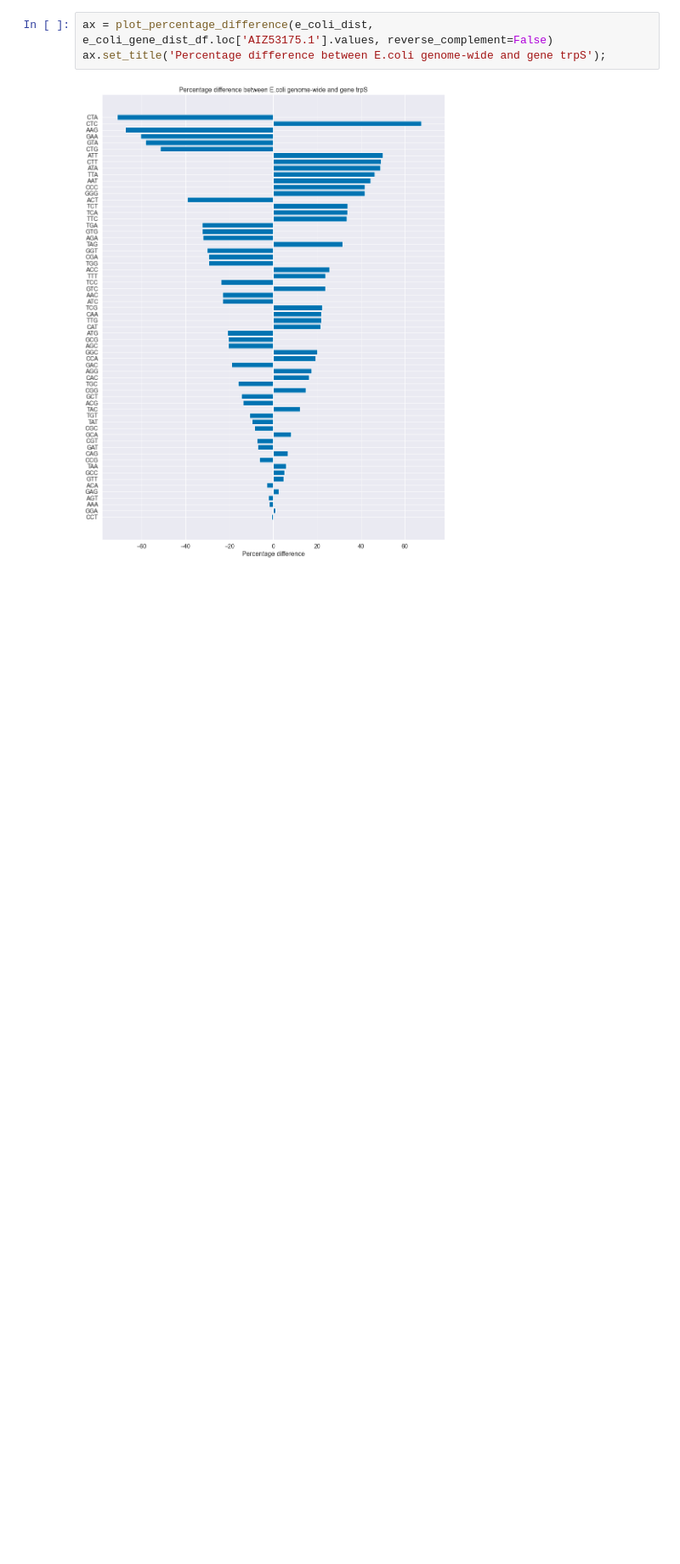
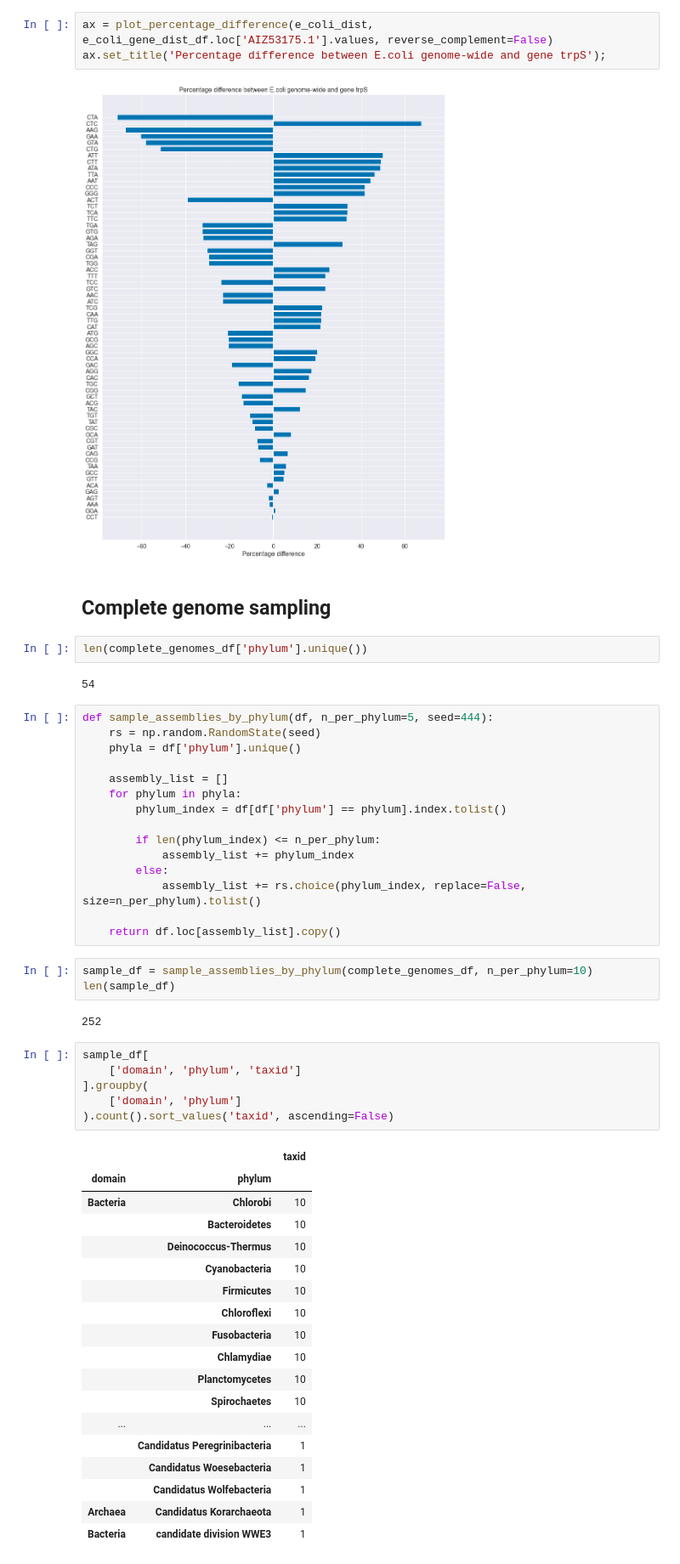
Before and after one commit to srom/nbias, a Jupyter notebook: notebook/Distributions deep dive.ipynb, the cells around one changed output. Shown: that part at 85% size. Saved outputs shown, nothing was run; the diff lists cells and outputs as text; blank space fills up the shorter version.

```diff
--- a/notebook/Distributions deep dive.ipynb
+++ b/notebook/Distributions deep dive.ipynb
@@ -174,3 +174,54 @@ ax = plot_percentage_difference(e_coli_dist, e_coli_gene_dist_df.loc['AIZ53175.1
 ax.set_title('Percentage difference between E.coli genome-wide and gene trpS');
 # %% [output]
 [figure]
+# %% [markdown]
+## Complete genome sampling
+# %%
+len(complete_genomes_df['phylum'].unique())
+# %% [output]
+54
+# %%
+def sample_assemblies_by_phylum(df, n_per_phylum=5, seed=444):
+    rs = np.random.RandomState(seed)
+    phyla = df['phylum'].unique()
+
+    assembly_list = []
+    for phylum in phyla:
+        phylum_index = df[df['phylum'] == phylum].index.tolist()
+
+        if len(phylum_index) <= n_per_phylum:
+            assembly_list += phylum_index
+        else:
+            assembly_list += rs.choice(phylum_index, replace=False, size=n_per_phylum).tolist()
+
+    return df.loc[assembly_list].copy()
+# %%
+sample_df = sample_assemblies_by_phylum(complete_genomes_df, n_per_phylum=10)
+len(sample_df)
+# %% [output]
+252
+# %%
+sample_df[
+    ['domain', 'phylum', 'taxid']
+].groupby(
+    ['domain', 'phylum']
+).count().sort_values('taxid', ascending=False)
+# %% [output]
+|  |  | taxid |
+| domain | phylum |  |
+| Bacteria | Chlorobi | 10 |
+|  | Bacteroidetes | 10 |
+|  | Deinococcus-Thermus | 10 |
+|  | Cyanobacteria | 10 |
+|  | Firmicutes | 10 |
+|  | Chloroflexi | 10 |
+|  | Fusobacteria | 10 |
+|  | Chlamydiae | 10 |
+|  | Planctomycetes | 10 |
+|  | Spirochaetes | 10 |
+| ... | ... | ... |
+|  | Candidatus Peregrinibacteria | 1 |
+|  | Candidatus Woesebacteria | 1 |
+|  | Candidatus Wolfebacteria | 1 |
+| Archaea | Candidatus Korarchaeota | 1 |
+| Bacteria | candidate division WWE3 | 1 |
```
Also changed, not shown: parts of 2 cells of this notebook, 3 other files.
